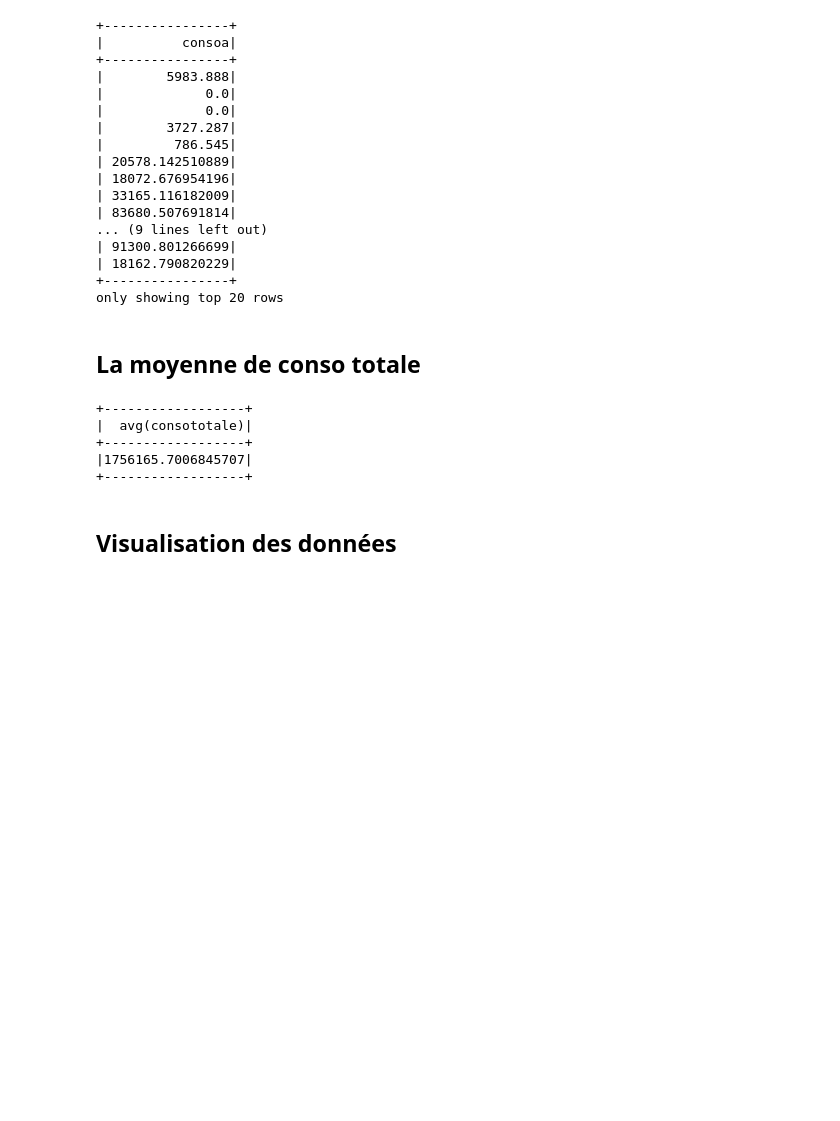
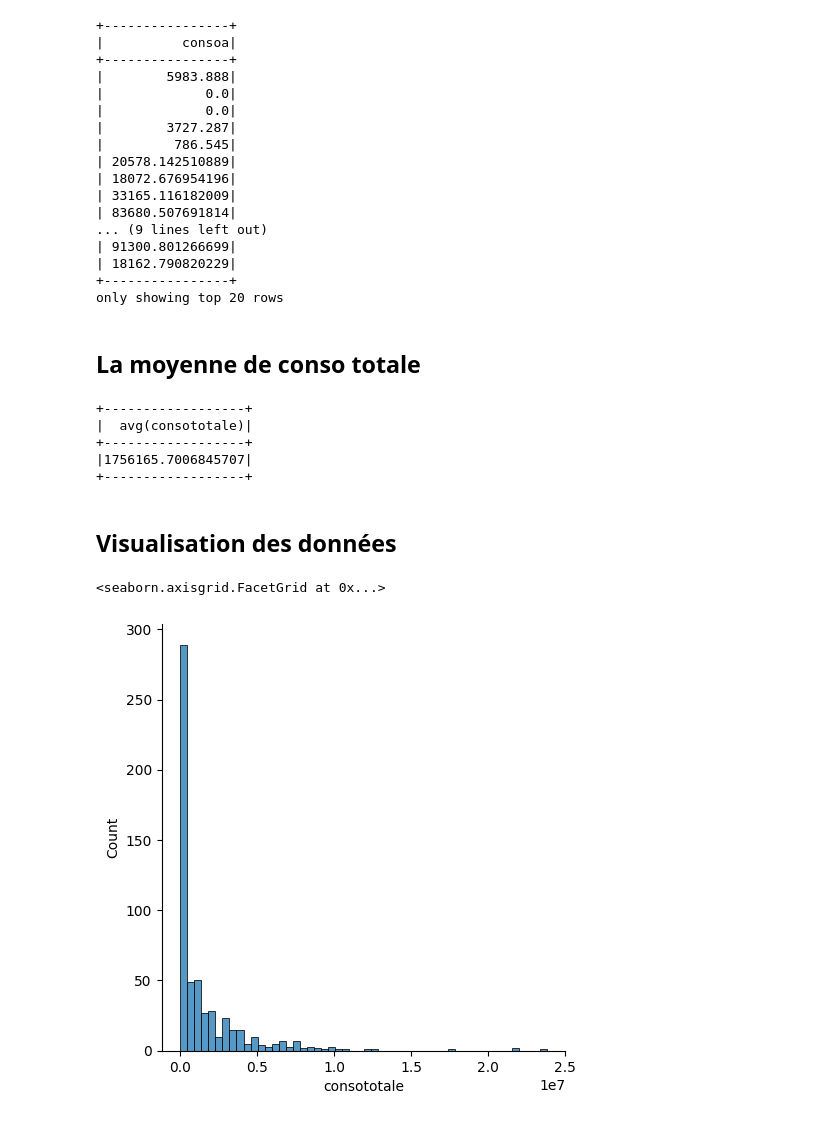
Before and after one commit to svngoku/Pyspark-pour-les-datas-engineers, a Jupyter notebook: intro_to_pyspark.ipynb, the cells around one changed output. Drawn from its saved outputs; the diff is of its cells as text; code cells hidden in the pictures; blank space fills up the shorter version.

Commit message:
adding graphs to the notebook

```diff
--- a/intro_to_pyspark.ipynb
+++ b/intro_to_pyspark.ipynb
@@ -325,4 +325,7 @@ conso_elec_gaz_annuelle.agg(
 # %% [markdown]
 ## Visualisation des données
 # %%
-# sns.displot(conso_2021.toPandas(), x="consototale")
+sns.displot(conso_2021.toPandas(), x="consototale")
+# %% [output]
+<seaborn.axisgrid.FacetGrid at 0x...>
+[figure, added]
```
